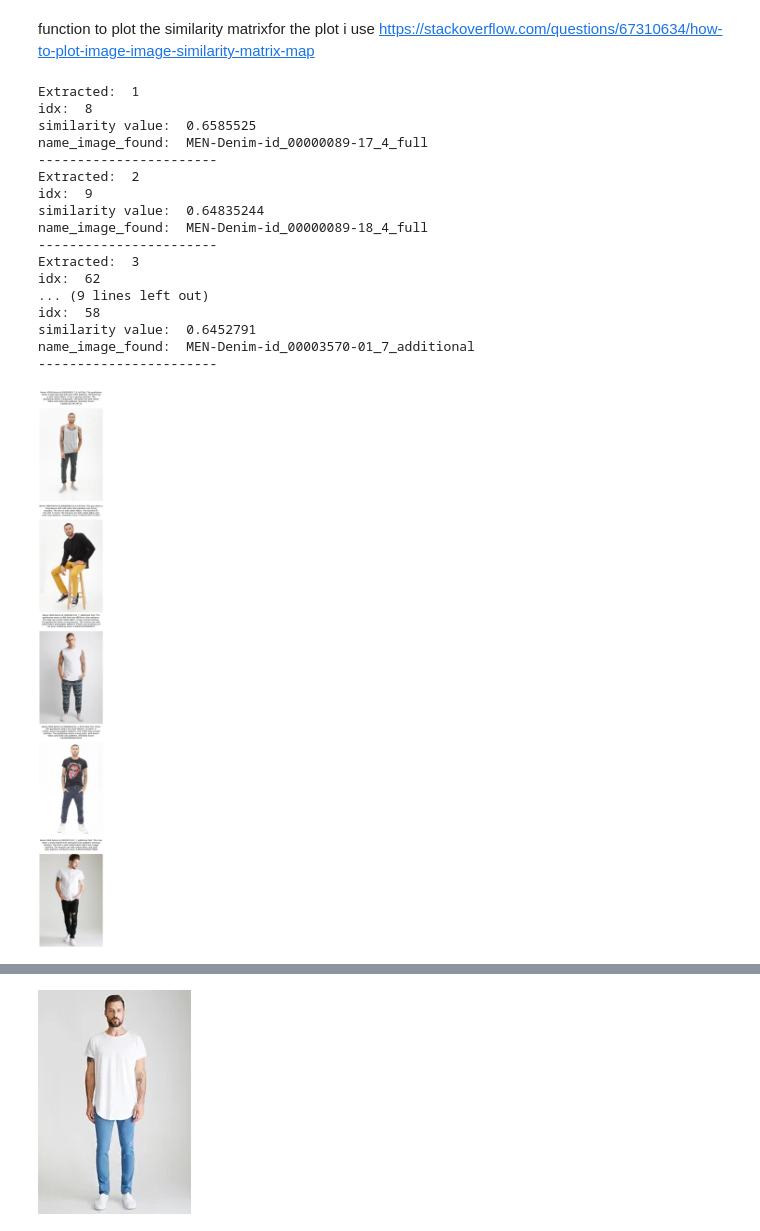
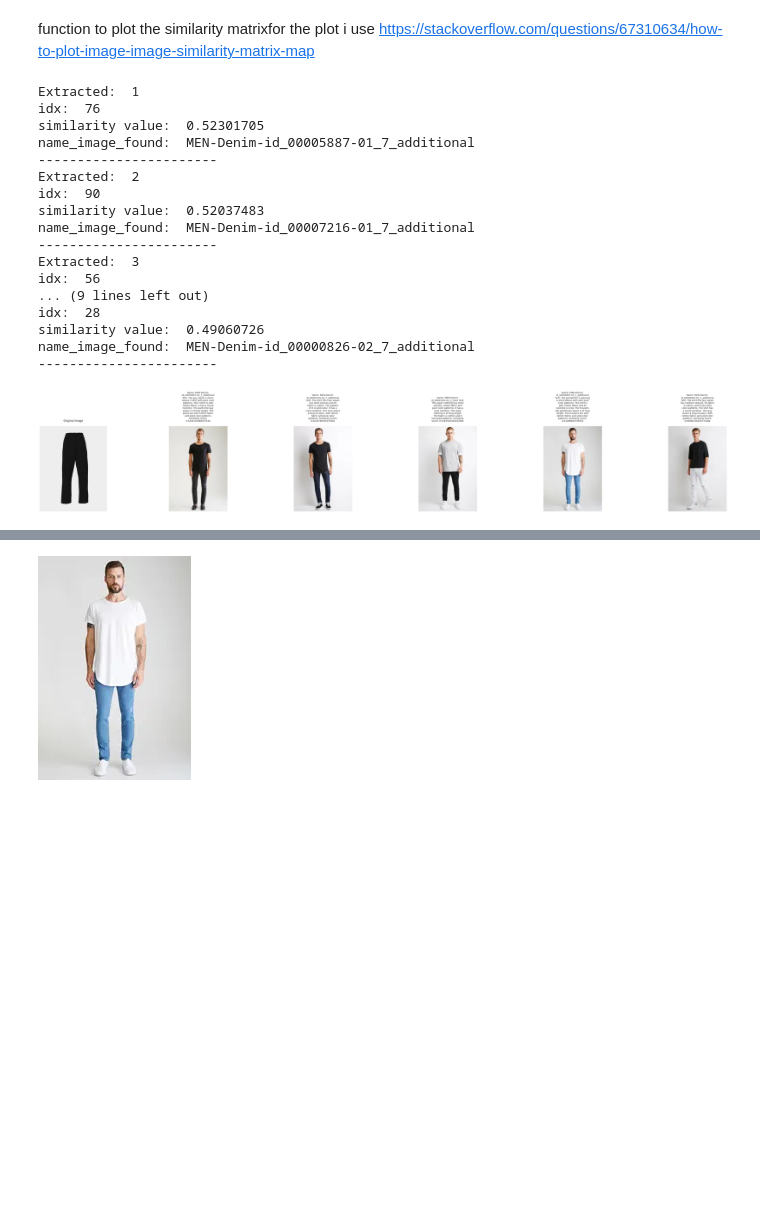
Before and after one commit to samvardhan777/multimodal-search, a Jupyter notebook: Multi_Model_Search_.ipynb, the cells around one changed output, grey strips where cells are left out. Cells and saved outputs as stored; diff of their text form; code cells hidden in the pictures; blank space fills up the shorter version.

```diff
--- a/Multi_Model_Search_.ipynb
+++ b/Multi_Model_Search_.ipynb
@@ -361,67 +361,69 @@ import matplotlib.pyplot as plt
 from PIL import Image
 import textwrap
 
-def display_images_with_matplotlib(output_images, output_texts):
-    num_images = len(output_images)
+def display_images_side_by_side(original_image, output_images, output_texts):
+    num_images = len(output_images) + 1  # Including the original image
 
-    # Create a matplotlib figure with subplots arranged vertically
-    fig, axes = plt.subplots(num_images, 1, figsize=(8, 8 * num_images))
+    # Create a matplotlib figure with subplots arranged horizontally
+    fig, axes = plt.subplots(1, num_images, figsize=(8 * num_images, 8))
 
     if num_images == 1:
         axes = [axes]  # Ensure axes is iterable if there's only one image
 
-    # Loop through the images and their corresponding texts
-    for i in range(num_images):
-        axes[i].imshow(output_images[i])
-        # Wrap the text to avoid overlap
-        wrapped_text = textwrap.fill(output_texts[i], width=60)
+
+    axes[0].imshow(original_image)
+    axes[0].set_title("Original Image", fontsize=12, pad=20)
+    axes[0].axis('off')
+
+    for i in range(1, num_images):
+        axes[i].imshow(output_images[i-1])
+        wrapped_text = textwrap.fill(output_texts[i-1], width=30)
         axes[i].set_title(wrapped_text, fontsize=10, pad=20)  # pad adds space between title and image
         axes[i].axis('off')  # Turn off axis
 
     plt.tight_layout()
     plt.show()
 
+image_target = Image.open('/content/test_image_3.png').convert("RGB")  # Convert to RGB to ensure 3 channels
+text_target = "Black pant"
+search_modality = "MM"
+number_retrieval = 5
 
-
-image_target = Image.open('/content/shoes_test.png').convert("RGB")  # Convert to RGB to ensure 3 channels
-text_target = "shoe"
-search_modality = "MM"
 retrieval_results = search_similar_product(
     image_target=image_target,
     text_target=text_target,
     number_retrieval=number_retrieval,
     search_modality=search_modality
 )
 
 output_images = []
 output_texts = []
 
 for i, result in retrieval_results.items():
-    output_images.append(result[0])  # Append the image to the list
+    output_images.append(result[0])
     details = f"Name: {result[1]}\nText: {result[2]}\nSimilarity Score: {result[3]}"
-    output_texts.append(details)  # Append the details to the list
+    output_texts.append(details)
 
-# Display the images using matplotlib, one after the other
-display_images_with_matplotlib(output_images, output_texts)
+display_images_side_by_side(image_target, output_images, output_texts)
 # %% [output]
 Extracted:  1
-idx:  8
-similarity value:  0.6585525
-name_image_found:  MEN-Denim-id_00000089-17_4_full
+idx:  76
+similarity value:  0.52301705
+name_image_found:  MEN-Denim-id_00005887-01_7_additional
 -----------------------
 Extracted:  2
-idx:  9
-similarity value:  0.64835244
-name_image_found:  MEN-Denim-id_00000089-18_4_full
+idx:  90
+similarity value:  0.52037483
+name_image_found:  MEN-Denim-id_00007216-01_7_additional
 -----------------------
 Extracted:  3
-idx:  62
+idx:  56
 ... (9 lines left out)
-idx:  58
-similarity value:  0.6452791
-name_image_found:  MEN-Denim-id_00003570-01_7_additional
+idx:  28
+similarity value:  0.49060726
+name_image_found:  MEN-Denim-id_00000826-02_7_additional
 -----------------------
-[figure, old version]
+[figure, new version]
 # %%
 !pip install gradio
 # %% [output]
```
Also changed, not shown: parts of 3 cells of this notebook.
